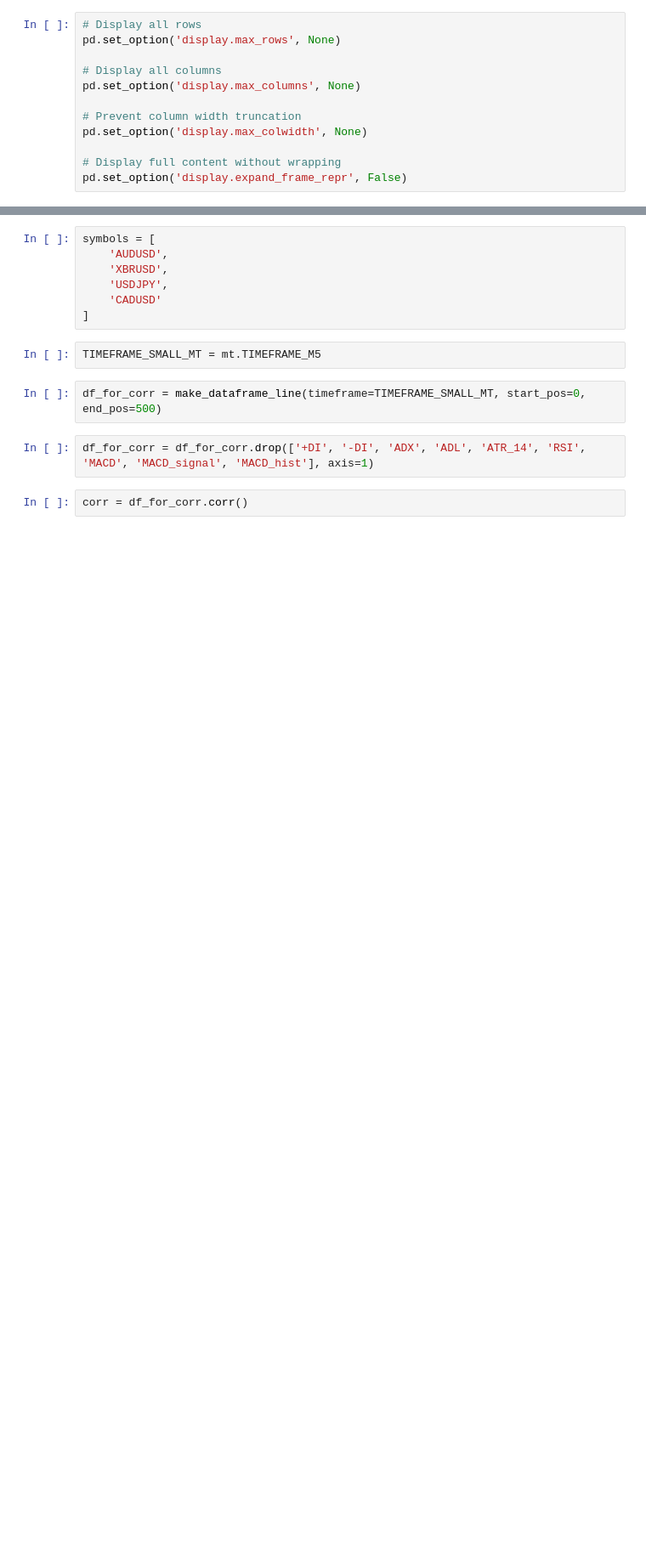
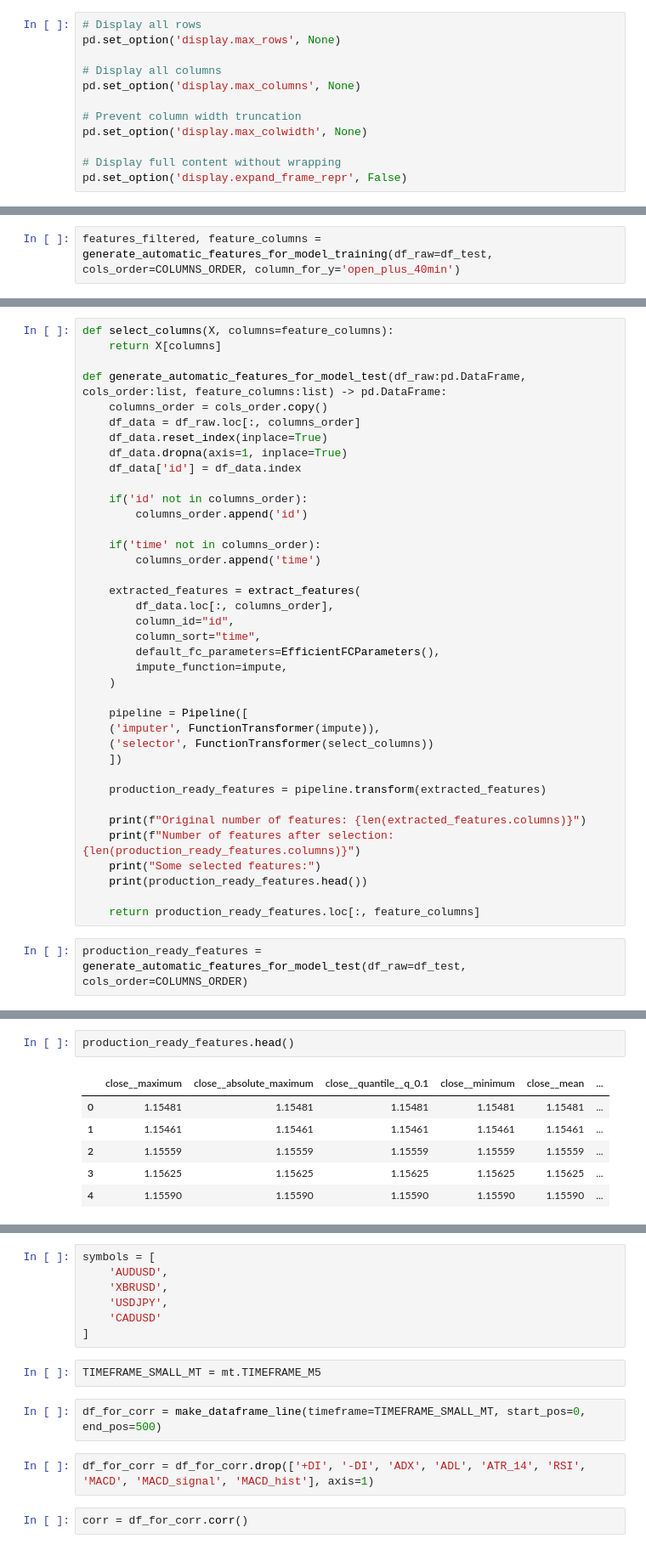
Before and after one commit to maratgaliulin/python_algo_ai, a Jupyter notebook: test.ipynb, the cells around one changed output, grey strips where cells are left out. Shown at 85% size. Saved outputs shown, nothing was run; the diff lists cells and outputs as text; blank space fills up the shorter version.

```diff
--- a/test.ipynb
+++ b/test.ipynb
@@ -46,0 +159,2 @@ def make_clean_dataframe_from_server(symbol:str, timeframe, start_pos:int, end_p
+# %%
+features_filtered, feature_columns = generate_automatic_features_for_model_training(df_raw=df_test, cols_order=COLUMNS_ORDER, column_for_y='open_plus_40min')
@@ -46,0 +171,40 @@ def make_clean_dataframe_from_server(symbol:str, timeframe, start_pos:int, end_p
+# %%
+def select_columns(X, columns=feature_columns):
+    return X[columns]
+
+def generate_automatic_features_for_model_test(df_raw:pd.DataFrame, cols_order:list, feature_columns:list) -> pd.DataFrame:
+    columns_order = cols_order.copy()
+    df_data = df_raw.loc[:, columns_order]
+    df_data.reset_index(inplace=True)
+    df_data.dropna(axis=1, inplace=True)
+    df_data['id'] = df_data.index
+
+    if('id' not in columns_order):
+        columns_order.append('id')
+
+    if('time' not in columns_order):
+        columns_order.append('time')
+
+    extracted_features = extract_features(
+        df_data.loc[:, columns_order],
+        column_id="id",
+        column_sort="time",
+        default_fc_parameters=EfficientFCParameters(),
+        impute_function=impute,
+    )
+
+    pipeline = Pipeline([
+    ('imputer', FunctionTransformer(impute)),
+    ('selector', FunctionTransformer(select_columns))
+    ])
+
+    production_ready_features = pipeline.transform(extracted_features)
+
+    print(f"Original number of features: {len(extracted_features.columns)}")
+    print(f"Number of features after selection: {len(production_ready_features.columns)}")
+    print("Some selected features:")
+    print(production_ready_features.head())
+
+    return production_ready_features.loc[:, feature_columns]
+# %%
+production_ready_features = generate_automatic_features_for_model_test(df_raw=df_test, cols_order=COLUMNS_ORDER)
@@ -46,0 +221,9 @@ def make_clean_dataframe_from_server(symbol:str, timeframe, start_pos:int, end_p
+# %%
+production_ready_features.head()
+# %% [output]
+|  | close__maximum | close__absolute_maximum | close__quantile__q_0.1 | close__minimum | close__mean | ... |
+| 0 | 1.15481 | 1.15481 | 1.15481 | 1.15481 | 1.15481 | ... |
+| 1 | 1.15461 | 1.15461 | 1.15461 | 1.15461 | 1.15461 | ... |
+| 2 | 1.15559 | 1.15559 | 1.15559 | 1.15559 | 1.15559 | ... |
+| 3 | 1.15625 | 1.15625 | 1.15625 | 1.15625 | 1.15625 | ... |
+| 4 | 1.15590 | 1.15590 | 1.15590 | 1.15590 | 1.15590 | ... |
```
Also changed, not shown: parts of 34 cells of this notebook, 5 other files.
